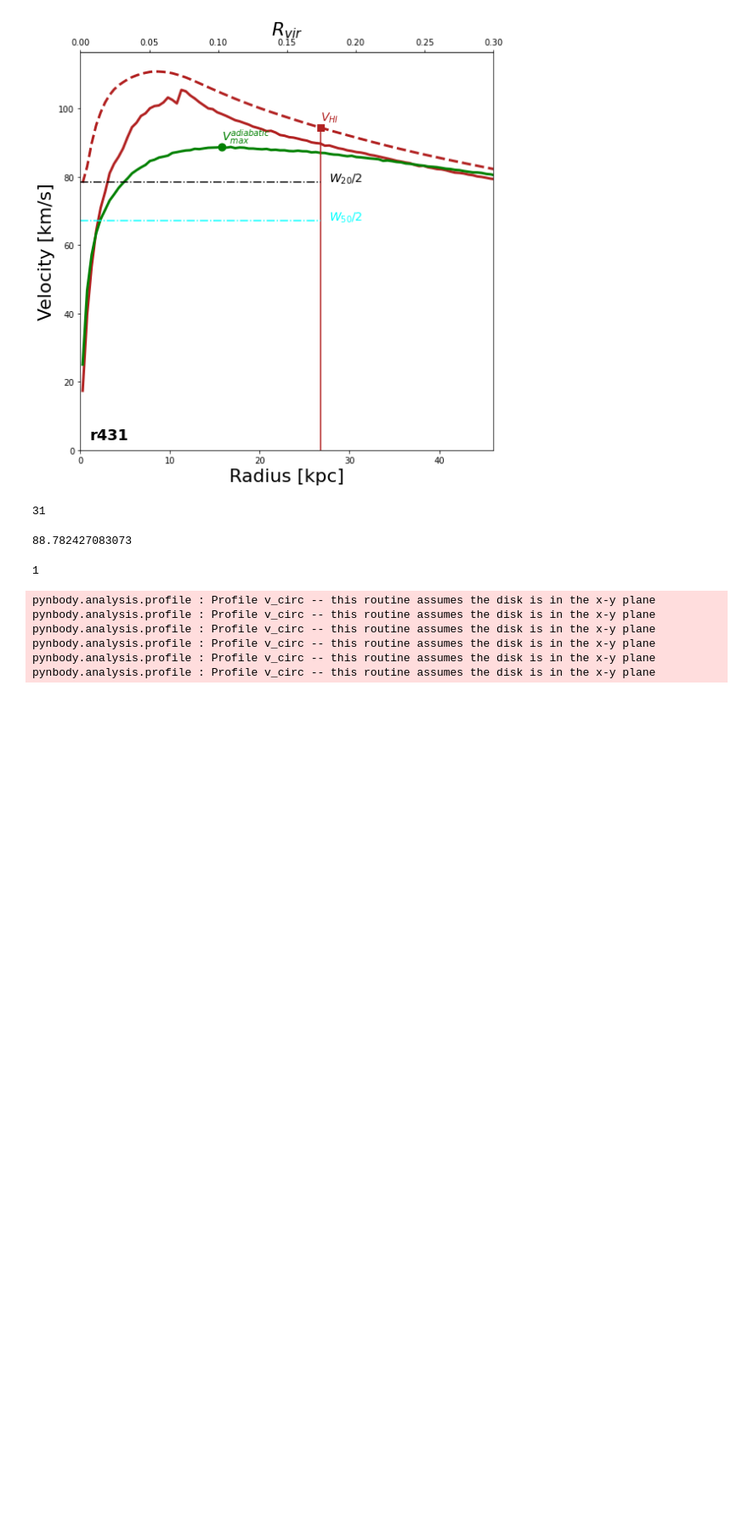
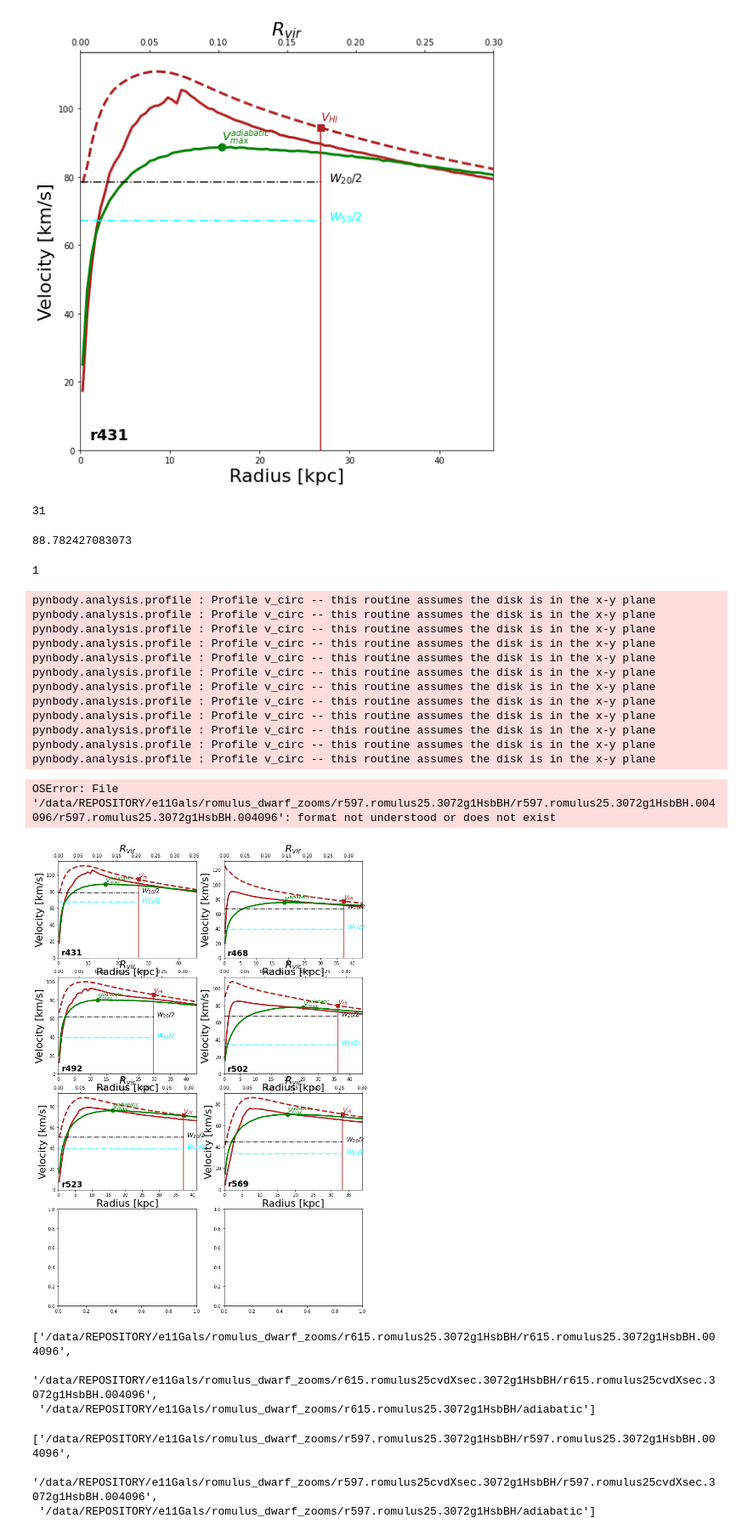
Before and after one commit to JosephWick/H1-merian, a Jupyter notebook: notebooks/ThesisFigures.ipynb, the cells around one changed output. Shown at 85% size. Drawn from its saved outputs; the diff is of its cells as text; code cells hidden in the pictures; blank space fills up the shorter version.

```diff
--- a/notebooks/ThesisFigures.ipynb
+++ b/notebooks/ThesisFigures.ipynb
@@ -31,7 +31,7 @@ from util import util
 # %% [markdown]
 # Profiles
 # %%
-haloIDs = [431, 468, 492, 502, 523, 569]
+haloIDs = [431, 468, 492, 502, 523, 569, 597, 615]
 # %%
 def getfilepath(h):
     '''
@@ -1028,7 +1028,7 @@ max(pA['v_circ'])
 1
 # %%
 # let's do it with six panels
-fig, axs = plt.subplots(3,2, figsize=(8,11))
+fig, axs = plt.subplots(4,2, figsize=(12,18))
 
 # some plotting params
 cdmC = 'firebrick'
@@ -1119,30 +1119,50 @@ for j,hID in enumerate(haloIDs):
 
     # mark VmaxDMO (adiabatic)
     vmax = max(pA['v_circ'])
     rvmax = np.where(pA['v_circ'] == max(pA['v_circ']))[0][0]
     axs[pltrow,pltcol].scatter([pA['rbins'][rvmax]],[vmax], c='g', marker='o', s=80)
     axs[pltrow,pltcol].text(pA['rbins'][rvmax],vmax+2, r'$V_{max}^{adiabatic}$', c='g', fontsize=14)
 
     #
     # prettify
     axs[pltrow,pltcol].set_xlabel('Radius [kpc]', fontsize=22)
     axs[pltrow,pltcol].set_ylabel('Velocity [km/s]', fontsize=22)
 
     def botToTop(x): return x/Rvir
     def topToBot(x): return x*Rvir
     secax = axs[pltrow,pltcol].secondary_xaxis('top', functions=(botToTop,topToBot))
     secax.set_xlabel(r'$R_{vir}$', fontsize=22)
 
     axs[pltrow,pltcol].set_xlim([0,0.3*Rvir]) # should be 0.3*virial radius
     axs[pltrow,pltcol].set_ylim(bottom=0)
 
     axs[pltrow,pltcol].text(1,3, 'r'+str(hID), c='k', fontsize=18, weight='bold')
 
 plt.tight_layout()
 # %% [output]
 pynbody.analysis.profile : Profile v_circ -- this routine assumes the disk is in the x-y plane
 pynbody.analysis.profile : Profile v_circ -- this routine assumes the disk is in the x-y plane
 pynbody.analysis.profile : Profile v_circ -- this routine assumes the disk is in the x-y plane
 pynbody.analysis.profile : Profile v_circ -- this routine assumes the disk is in the x-y plane
 pynbody.analysis.profile : Profile v_circ -- this routine assumes the disk is in the x-y plane
 pynbody.analysis.profile : Profile v_circ -- this routine assumes the disk is in the x-y plane
+pynbody.analysis.profile : Profile v_circ -- this routine assumes the disk is in the x-y plane
+pynbody.analysis.profile : Profile v_circ -- this routine assumes the disk is in the x-y plane
+pynbody.analysis.profile : Profile v_circ -- this routine assumes the disk is in the x-y plane
+pynbody.analysis.profile : Profile v_circ -- this routine assumes the disk is in the x-y plane
+pynbody.analysis.profile : Profile v_circ -- this routine assumes the disk is in the x-y plane
+pynbody.analysis.profile : Profile v_circ -- this routine assumes the disk is in the x-y plane
+OSError: File '/data/REPOSITORY/e11Gals/romulus_dwarf_zooms/r597.romulus25.3072g1HsbBH/r597.romulus25.3072g1HsbBH.004096/r597.romulus25.3072g1HsbBH.004096': format not understood or does not exist
+[figure, added]
+# %%
+util.getfilepath(615)
+# %% [output]
+['/data/REPOSITORY/e11Gals/romulus_dwarf_zooms/r615.romulus25.3072g1HsbBH/r615.romulus25.3072g1HsbBH.004096',
+ '/data/REPOSITORY/e11Gals/romulus_dwarf_zooms/r615.romulus25cvdXsec.3072g1HsbBH/r615.romulus25cvdXsec.3072g1HsbBH.004096',
+ '/data/REPOSITORY/e11Gals/romulus_dwarf_zooms/r615.romulus25.3072g1HsbBH/adiabatic']
+# %%
+util.getfilepath(597)
+# %% [output]
+['/data/REPOSITORY/e11Gals/romulus_dwarf_zooms/r597.romulus25.3072g1HsbBH/r597.romulus25.3072g1HsbBH.004096',
+ '/data/REPOSITORY/e11Gals/romulus_dwarf_zooms/r597.romulus25cvdXsec.3072g1HsbBH/r597.romulus25cvdXsec.3072g1HsbBH.004096',
+ '/data/REPOSITORY/e11Gals/romulus_dwarf_zooms/r597.romulus25.3072g1HsbBH/adiabatic']
```
Also changed, not shown: 2 other files.
